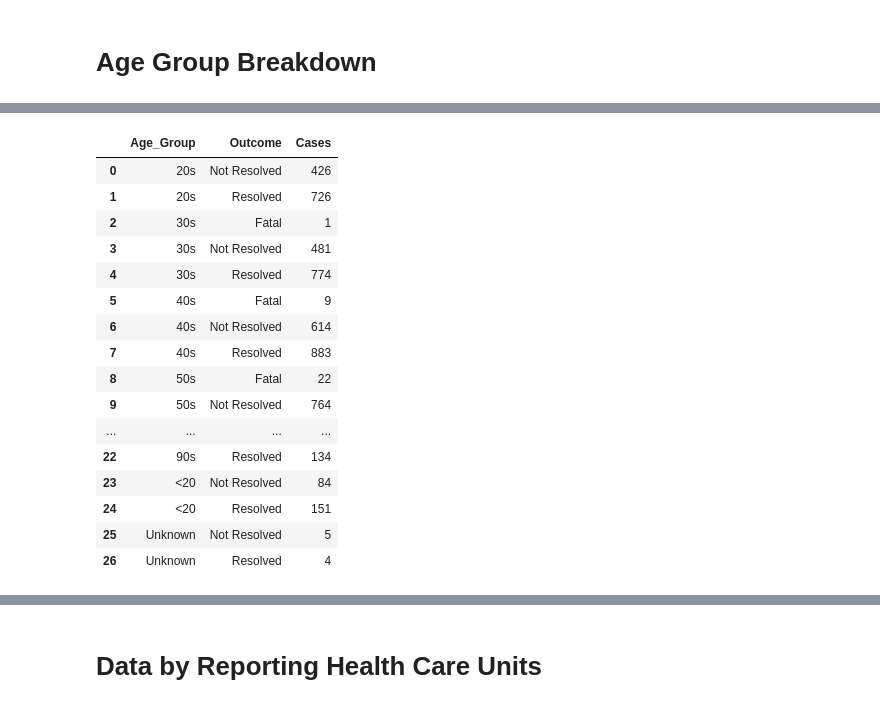
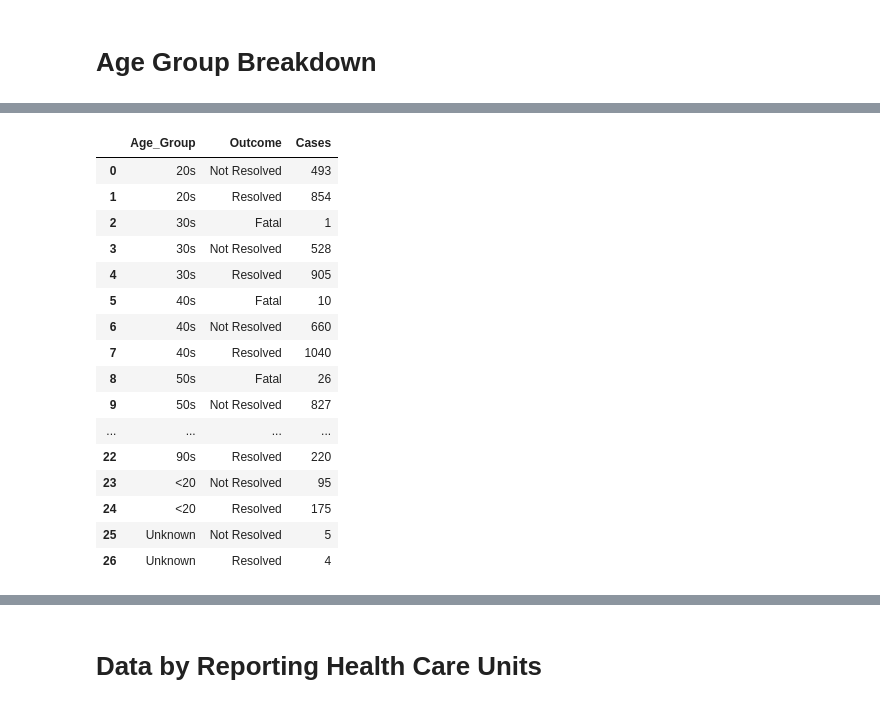
Before and after one commit to minix1234/minix1234.github.io, a Jupyter notebook: pelican/notebooks/Ontario.ipynb, the cells around one changed output, grey strips where cells are left out. Saved outputs shown, nothing was run; the diff lists cells and outputs as text; code cells hidden in the pictures.

```diff
--- a/pelican/notebooks/Ontario.ipynb
+++ b/pelican/notebooks/Ontario.ipynb
@@ -31,32 +31,32 @@ dfcases#.to_csv('ontario.csv')
 # %%
 #dfcases = dfcases.astype(float)
 #dfcases = dfcases.drop(columns=['Reporting_PHU_Website','Reporting_PHU_Latitude','Reporting_PHU_Longitude']
 dfcases
 #dfcases.groupby('OUTCOME1').count()
 #dfcases.groupby('Reporting_PHU_City').count()
 #df2 = dfcases.groupby(['Age_Group','OUTCOME1','Reporting_PHU_City'])['ROW_ID'].count()
-df2 = dfcases.groupby(['Age_Group','OUTCOME1']).count()
-df2 = df2.drop(columns=['CLIENT_GENDER','CASE_ACQUISITIONINFO','Reporting_PHU'])
+df2 = dfcases.groupby(['Age_Group','Outcome1']).count()
+df2 = df2.drop(columns=['Client_Gender','Case_AcquisitionInfo','Reporting_PHU'])
 df2 = df2.reset_index()#.to_csv('ontario.csv')
-df2 = df2.rename(columns={'OUTCOME1': 'Outcome'})
-df2 = df2.rename(columns={'ROW_ID': 'Cases'})
+df2 = df2.rename(columns={'Outcome1': 'Outcome'})
+df2 = df2.rename(columns={'Row_ID': 'Cases'})
 df2
 # %% [output]
 |  | Age_Group | Outcome | Cases |
-| 0 | 20s | Not Resolved | 426 |
-| 1 | 20s | Resolved | 726 |
+| 0 | 20s | Not Resolved | 493 |
+| 1 | 20s | Resolved | 854 |
 | 2 | 30s | Fatal | 1 |
-| 3 | 30s | Not Resolved | 481 |
-| 4 | 30s | Resolved | 774 |
-| 5 | 40s | Fatal | 9 |
-| 6 | 40s | Not Resolved | 614 |
-| 7 | 40s | Resolved | 883 |
-| 8 | 50s | Fatal | 22 |
-| 9 | 50s | Not Resolved | 764 |
+| 3 | 30s | Not Resolved | 528 |
+| 4 | 30s | Resolved | 905 |
+| 5 | 40s | Fatal | 10 |
+| 6 | 40s | Not Resolved | 660 |
+| 7 | 40s | Resolved | 1040 |
+| 8 | 50s | Fatal | 26 |
+| 9 | 50s | Not Resolved | 827 |
 | ... | ... | ... | ... |
-| 22 | 90s | Resolved | 134 |
-| 23 | <20 | Not Resolved | 84 |
-| 24 | <20 | Resolved | 151 |
+| 22 | 90s | Resolved | 220 |
+| 23 | <20 | Not Resolved | 95 |
+| 24 | <20 | Resolved | 175 |
 | 25 | Unknown | Not Resolved | 5 |
 | 26 | Unknown | Resolved | 4 |
 # %%
```
Also changed, not shown: parts of 8 cells of this notebook, 16 other files.
